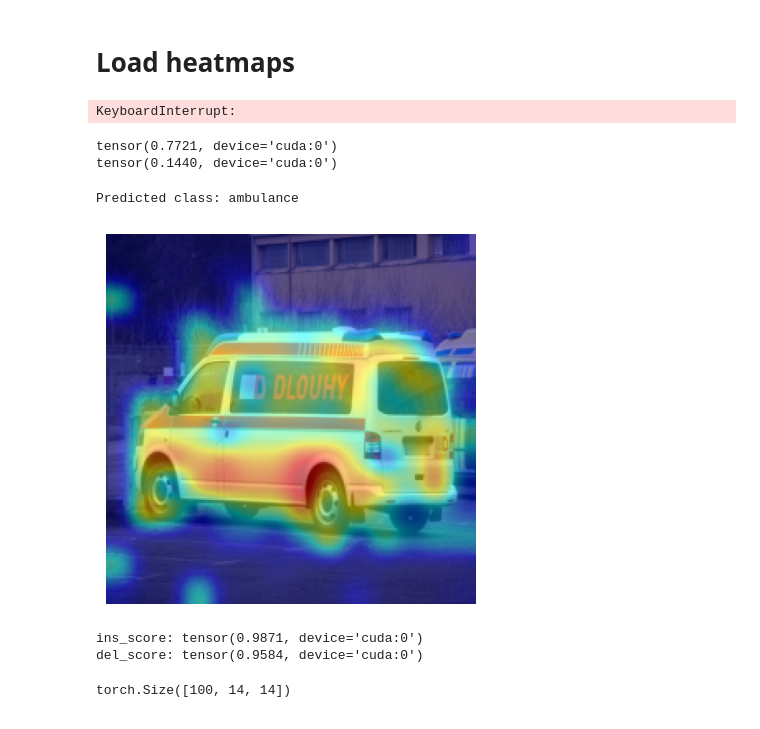
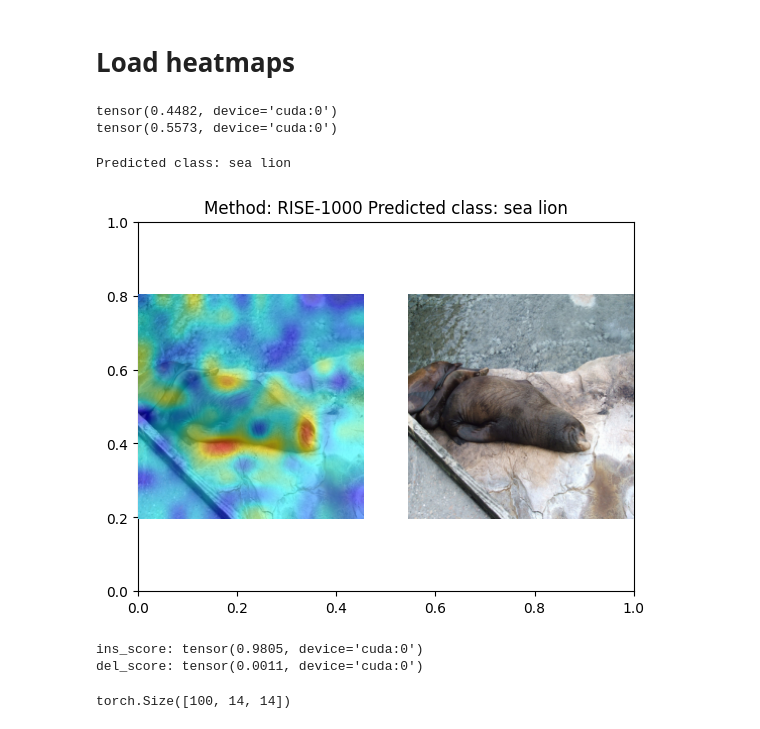
Before and after one commit to pd90506/llama_exp, a Jupyter notebook: vit_load_eval.ipynb, the cells around one changed output. Saved outputs shown, nothing was run; the diff lists cells and outputs as text; code cells hidden in the pictures.

```diff
--- a/vit_load_eval.ipynb
+++ b/vit_load_eval.ipynb
@@ -120,10 +120,11 @@ import re
 from tqdm import tqdm
 
 
-root_path = 'results/maskgen-vit-4epoch'
+# root_path = 'results/maskgen-vit-4epoch'
+root_path = 'results/rise-2000-vit'
 model = lambda x: pred_model(pixel_values=x).logits
 eval_game = EvalGame(model=lambda x : pred_model(pixel_values=x).logits, output_dim=1000)
-topk = 50
+topk = 10
 
 def extract_number(filename):
     """
@@ -171,36 +172,39 @@ for idx, data in tqdm(enumerate(heatmap_generator)):
         # append to list
         ins_score_list.append(ins_score)
         del_score_list.append(del_score)
+    if idx >= 10:
+        break
-# %% [output]
-KeyboardInterrupt:
 # %%
 ins_score = torch.cat(ins_score_list, dim=0)
 del_score = torch.cat(del_score_list, dim=0)
 print(ins_score.mean())
 print(del_score.mean())
 # %% [output]
-tensor(0.7721, device='cuda:0')
-tensor(0.1440, device='cuda:0')
+tensor(0.4482, device='cuda:0')
+tensor(0.5573, device='cuda:0')
 # %%
 from utils.img_utils import plot_overlap_np
 
-idx = 23
+idx = 32
 
 predicted_class_idx = pseudo_label[idx].item()
 print("Predicted class:", pred_model.config.id2label[predicted_class_idx])
 
 hm = heatmap[idx].detach().cpu().numpy()
 img = input_img[idx].detach().cpu().numpy().transpose(1, 2, 0)
 
+plt.title(f"Method: RISE-1000 Predicted class: {pred_model.config.id2label[predicted_class_idx]}")
+plt.annotate(f"ins_score: {ins_score_list[-1][idx]:.4f}", (0, 10))
+plt.annotate(f"del_score: {del_score_list[-1][idx]:.4f}", (0, 20))
 img_int, heatmap_img = plot_overlap_np(img, hm, mean, std)
 
 print("ins_score:", ins_score_list[-1][idx])
 print("del_score:", del_score_list[-1][idx])
 # %% [output]
-Predicted class: ambulance
+Predicted class: sea lion
-[figure, old version]
+[figure, new version]
-ins_score: tensor(0.9871, device='cuda:0')
-del_score: tensor(0.9584, device='cuda:0')
+ins_score: tensor(0.9805, device='cuda:0')
+del_score: tensor(0.0011, device='cuda:0')
 # %%
 heatmap.shape
 # %% [output]
```
Also changed, not shown: 11 other files.
